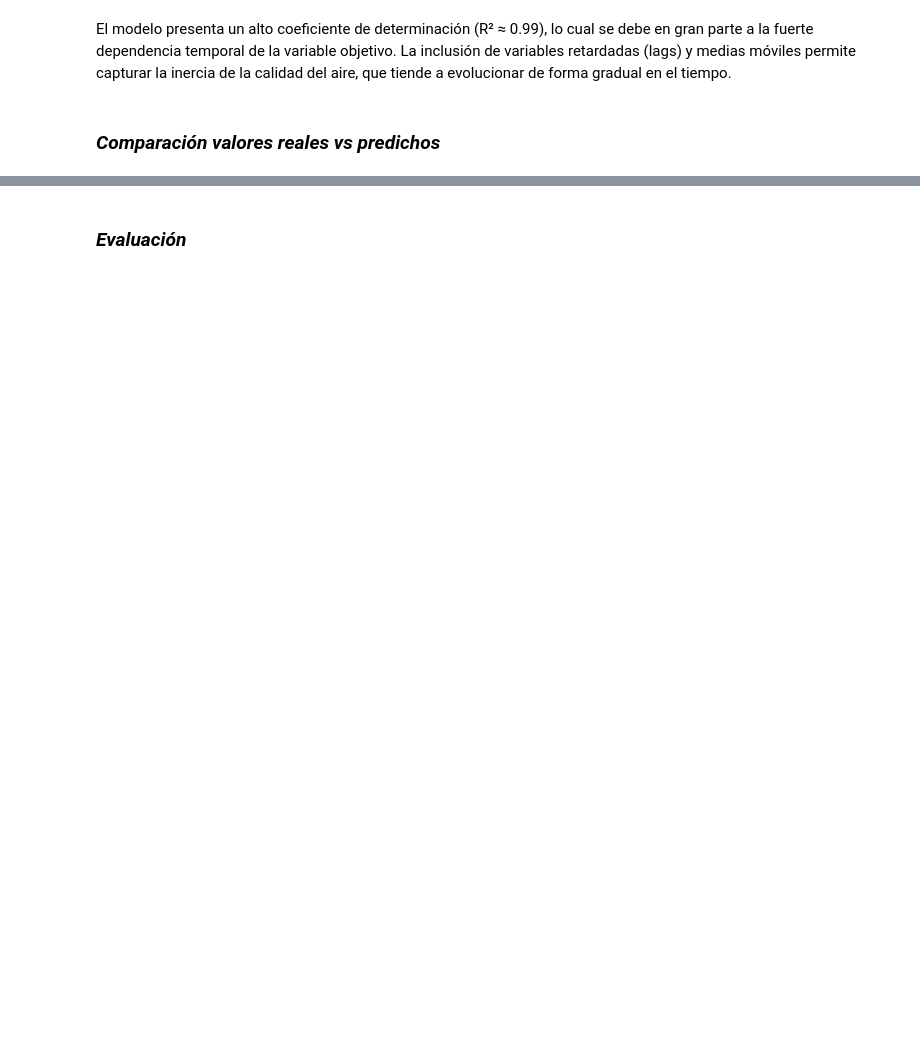
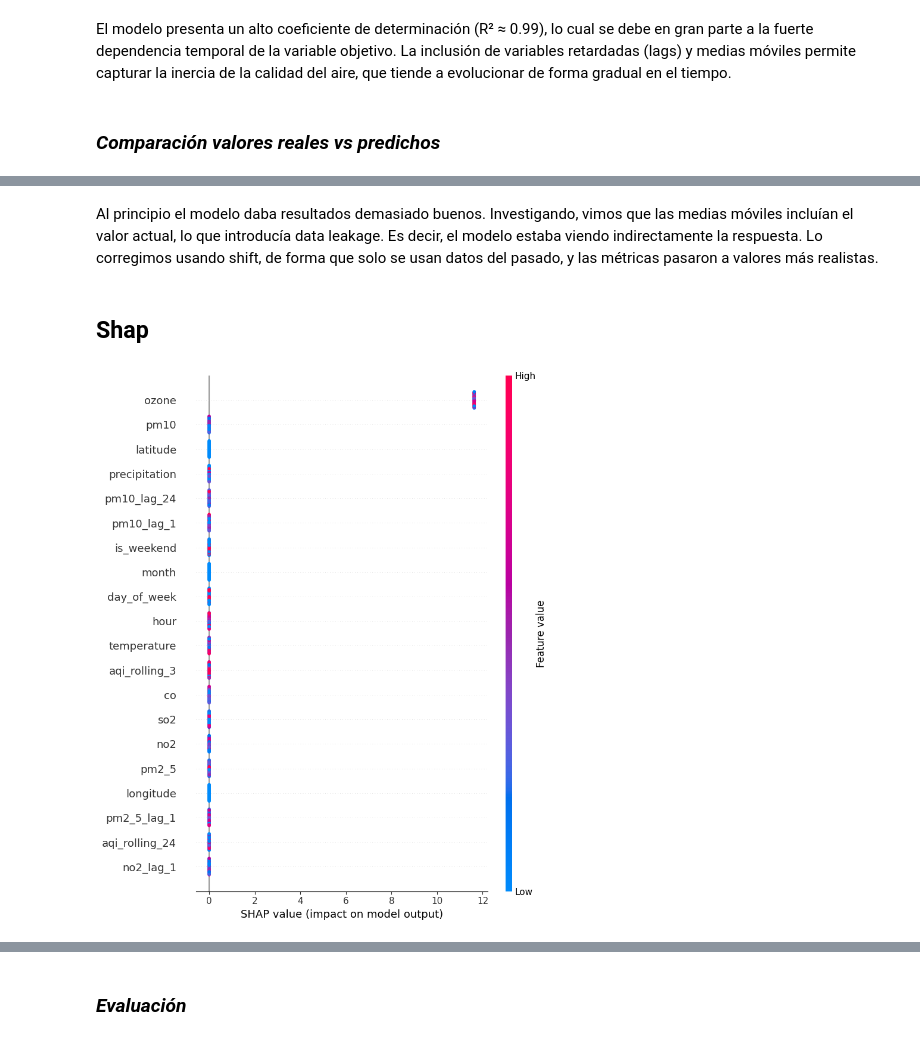
Before and after one commit to GuillenteN/Air-Quality-AI-Predictor, a Jupyter notebook: notebooks/proyecto.ipynb, the cells around one changed output, grey strips where cells are left out. Drawn from its saved outputs; the diff is of its cells as text; code cells hidden in the pictures; blank space fills up the shorter version.

Commit message:
mejora proyecto parte 2

```diff
--- a/notebooks/proyecto.ipynb
+++ b/notebooks/proyecto.ipynb
@@ -712,8 +519,0 @@ test = df[train_size:]
-# %%
-features = [col for col in df.columns if col not in ["datetime", "target"]]
-
-X_train = train[features]
-y_train = train["target"]
-
-X_test = test[features]
-y_test = test["target"]
@@ -741,7 +519,0 @@ dtype: object
-# %%
-model = XGBRegressor(
-    n_estimators=200,
-    max_depth=6,
-    learning_rate=0.05
-)
-model.fit(X_train, y_train)
@@ -763,0 +582,15 @@ y_pred = model.predict(X_test)
+# %% [markdown]
+Al principio el modelo daba resultados demasiado buenos. Investigando, vimos que las medias móviles incluían el valor actual, lo que introducía data leakage. Es decir, el modelo estaba viendo indirectamente la respuesta. Lo corregimos usando shift, de forma que solo se usan datos del pasado, y las métricas pasaron a valores más realistas.
+# %% [markdown]
+## **Shap**
+# %%
+# Explicador
+explainer = shap.TreeExplainer(model)
+
+# valores sin escalar (visualiza mejor)
+X_test_df = X_test.copy()
+shap_values = explainer.shap_values(X_test_df)
+
+shap.summary_plot(shap_values, X_test_df)
+# %% [output]
+[figure, added]
```
Also changed, not shown: parts of 131 cells of this notebook, 11 other files.
